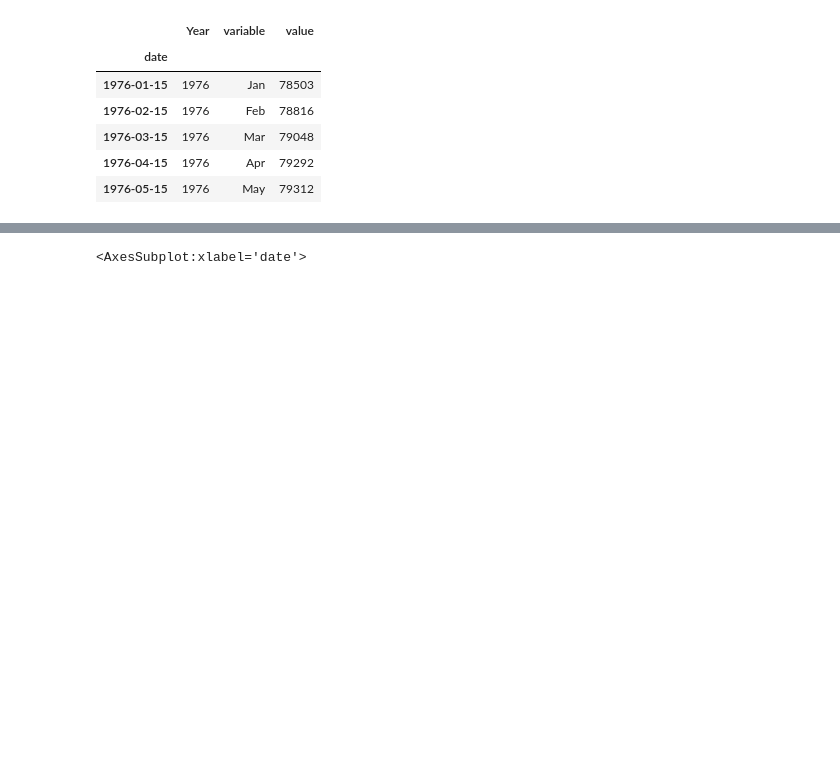
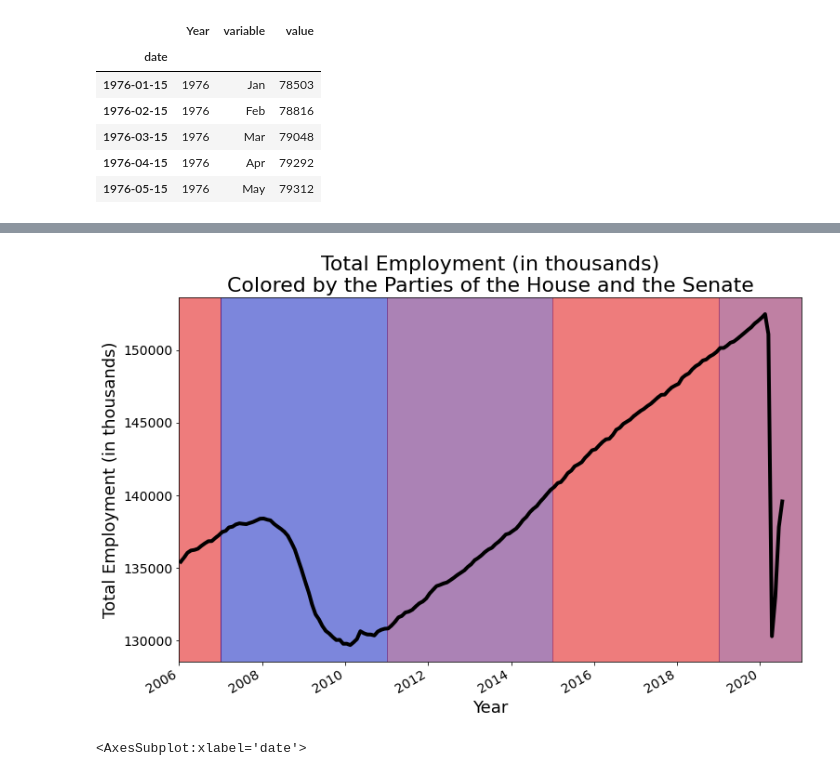
Before and after one commit to MattTriano/Econ_Stats, a Jupyter notebook: analysis/Employment_analysis.ipynb, the cells around one changed output, grey strips where cells are left out. Saved outputs shown, nothing was run; the diff lists cells and outputs as text; code cells hidden in the pictures; blank space fills up the shorter version.

```diff
--- a/analysis/Employment_analysis.ipynb
+++ b/analysis/Employment_analysis.ipynb
@@ -71 +95,5 @@ employment.head()
+# %%
+total_employment = load_employment_data(
+    CSV_PATH=os.path.join('..', 'data_raw', 'employment_numbers_2020_08_24.xlsx')
+)
 # %%
@@ -135,3 +261,9 @@ plt.savefig(outpath, transparent=False, facecolor='white', edgecolor='black')
+# %%
+make_employment_plot(df=total_employment, label='Total Employment (in thousands)',
+                     start_date='2006-01-01', end_date='2021-01-01', figsize=(12,8),
+                     by_pres=False, by_house=True, by_senate=True)
+# %% [output]
+[figure, added]
 # %%
 employment['value'].resample('Q').mean().diff().plot()
 # %% [output]
```
Also changed, not shown: parts of 12 cells of this notebook, 24 other files.
